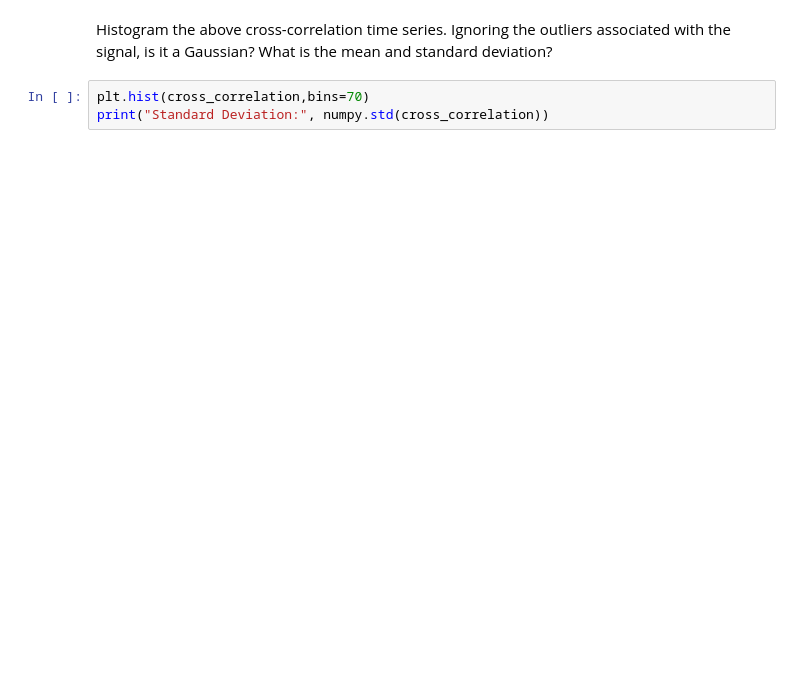
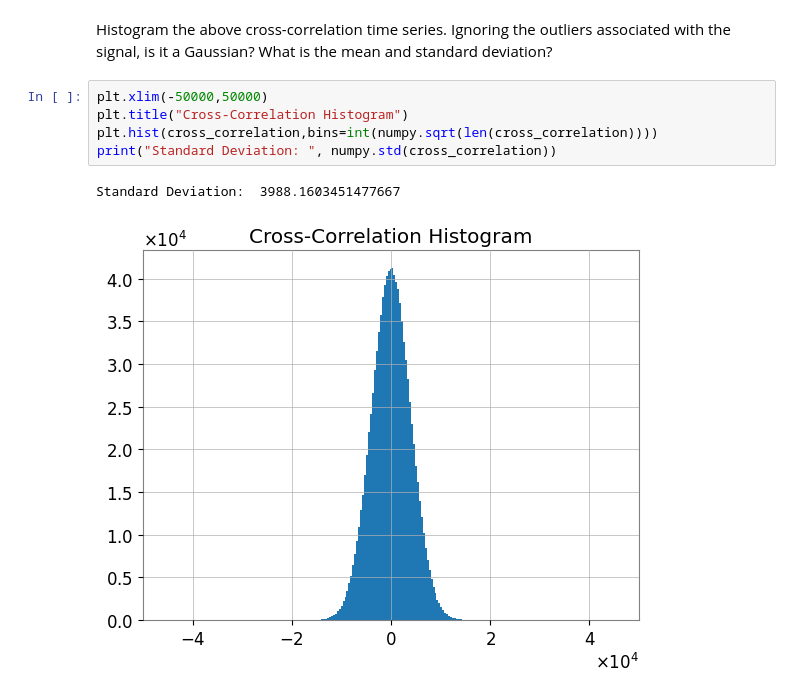
Before and after one commit to MrBenjaminHolmes/Gravitational-Waves, a Jupyter notebook: GWpy.ipynb, the cells around one changed output. Saved outputs shown, nothing was run; the diff lists cells and outputs as text; blank space fills up the shorter version.

```diff
--- a/GWpy.ipynb
+++ b/GWpy.ipynb
@@ -222,5 +255,10 @@ print("Standard Deviation:", numpy.std(data_whitened))
 # %% [markdown]
 Histogram the above cross-correlation time series. Ignoring the outliers associated with the signal, is it a Gaussian? What is the mean and standard deviation?
 # %%
-plt.hist(cross_correlation,bins=70)
-print("Standard Deviation:", numpy.std(cross_correlation))
+plt.xlim(-50000,50000)
+plt.title("Cross-Correlation Histogram")
+plt.hist(cross_correlation,bins=int(numpy.sqrt(len(cross_correlation))))
+print("Standard Deviation: ", numpy.std(cross_correlation))
+# %% [output]
+Standard Deviation:  3988.1603451477667
+[figure, added]
```
Also changed, not shown: parts of 8 cells of this notebook.
